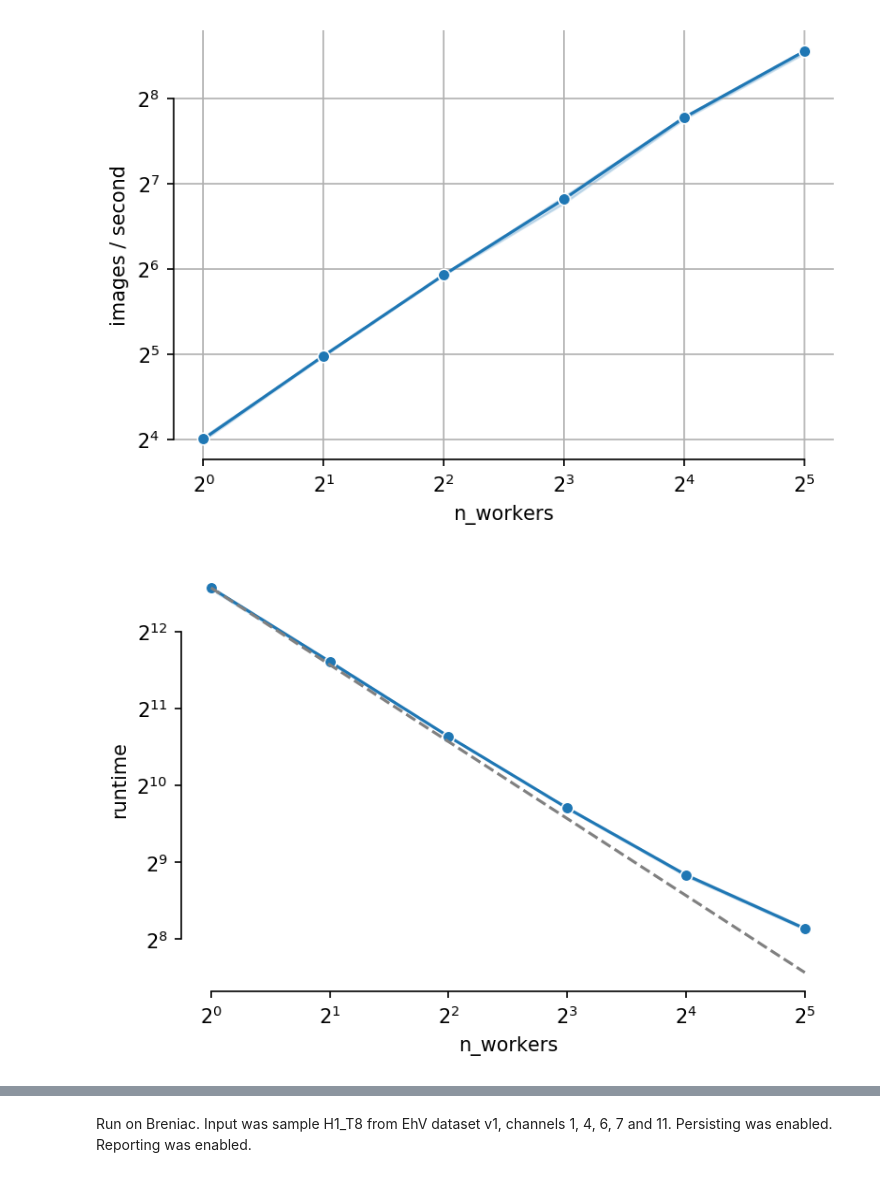
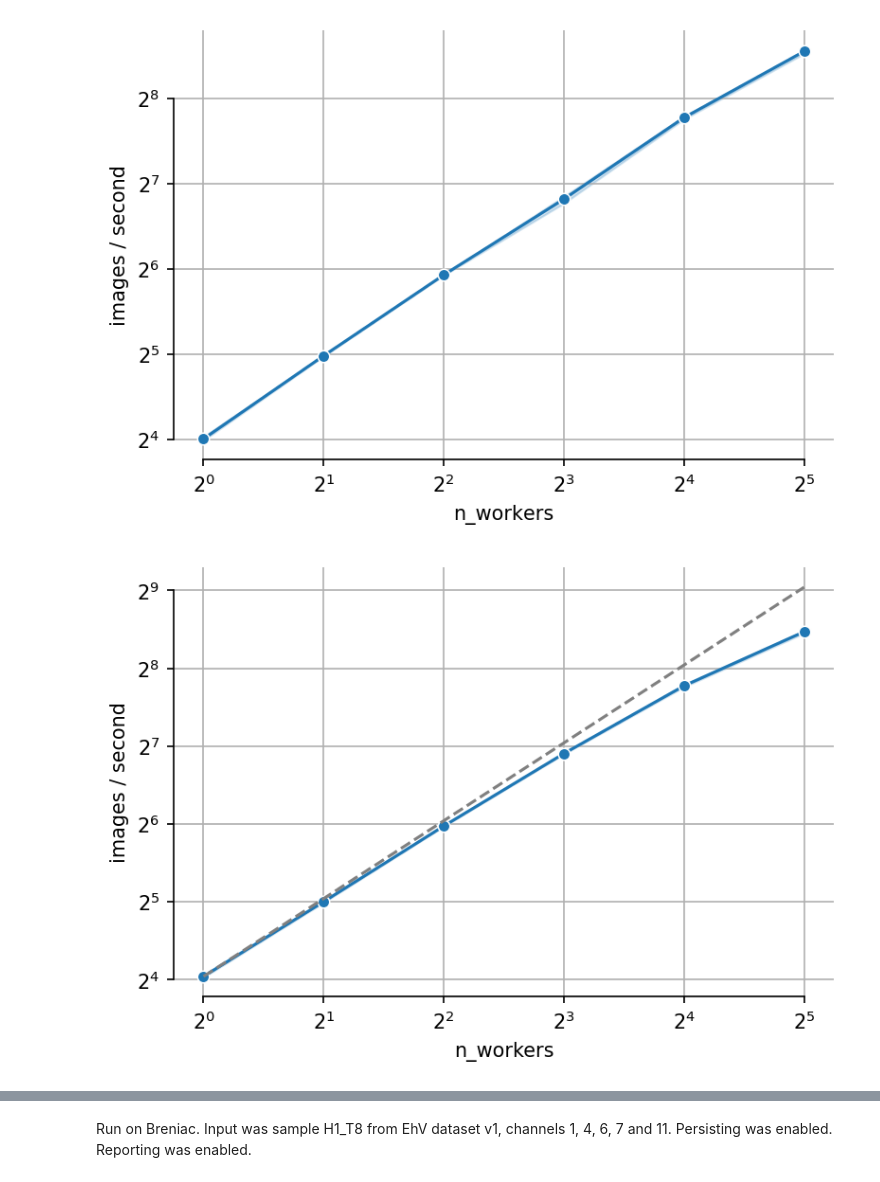
Before and after one commit to ScalableCytometryImageProcessing/benchmark, a Jupyter notebook: benchmark_results.ipynb, the cells around one changed output, grey strips where cells are left out. Drawn from its saved outputs; the diff is of its cells as text; code cells hidden in the pictures.

Commit message:
Update graphs with latest results

```diff
--- a/benchmark_results.ipynb
+++ b/benchmark_results.ipynb
@@ -130,17 +179,19 @@ plt.grid()
 # %%
 df = pandas.concat([
     pandas.read_csv("benchmark_results/benchmark_20220118212857.csv"),
 ]).reset_index(drop=True)
 
 df["n_workers"] = df["n_workers"].astype("category")
+df["images / second"] = df["limit"] / df["runtime"]
 
 fig, ax = plt.subplots(dpi=150)
-seaborn.lineplot(ax=ax, data=df, x="n_workers", y="runtime", marker="o")
+seaborn.lineplot(ax=ax, data=df, x="n_workers", y="images / second", marker="o")
 
-baseline = df[df["n_workers"] == 1]["runtime"].mean()
-ax.plot((1, 32), (baseline, baseline/32), linestyle="--", color="grey")
-ax.set_xscale("log", basex=2)
-ax.set_yscale("log", basey=2)
+baseline = df[df["n_workers"] == 1]["images / second"].mean()
+ax.plot((1, 32), (baseline, baseline*32), linestyle="--", color="grey")
+ax.set_xscale("log", base=2)
+ax.set_yscale("log", base=2)
 seaborn.despine(ax=ax, trim=True)
+plt.grid()
 # %% [output]
-[figure, old version]
+[figure, new version]
```
Also changed, not shown: parts of 5 cells of this notebook.
